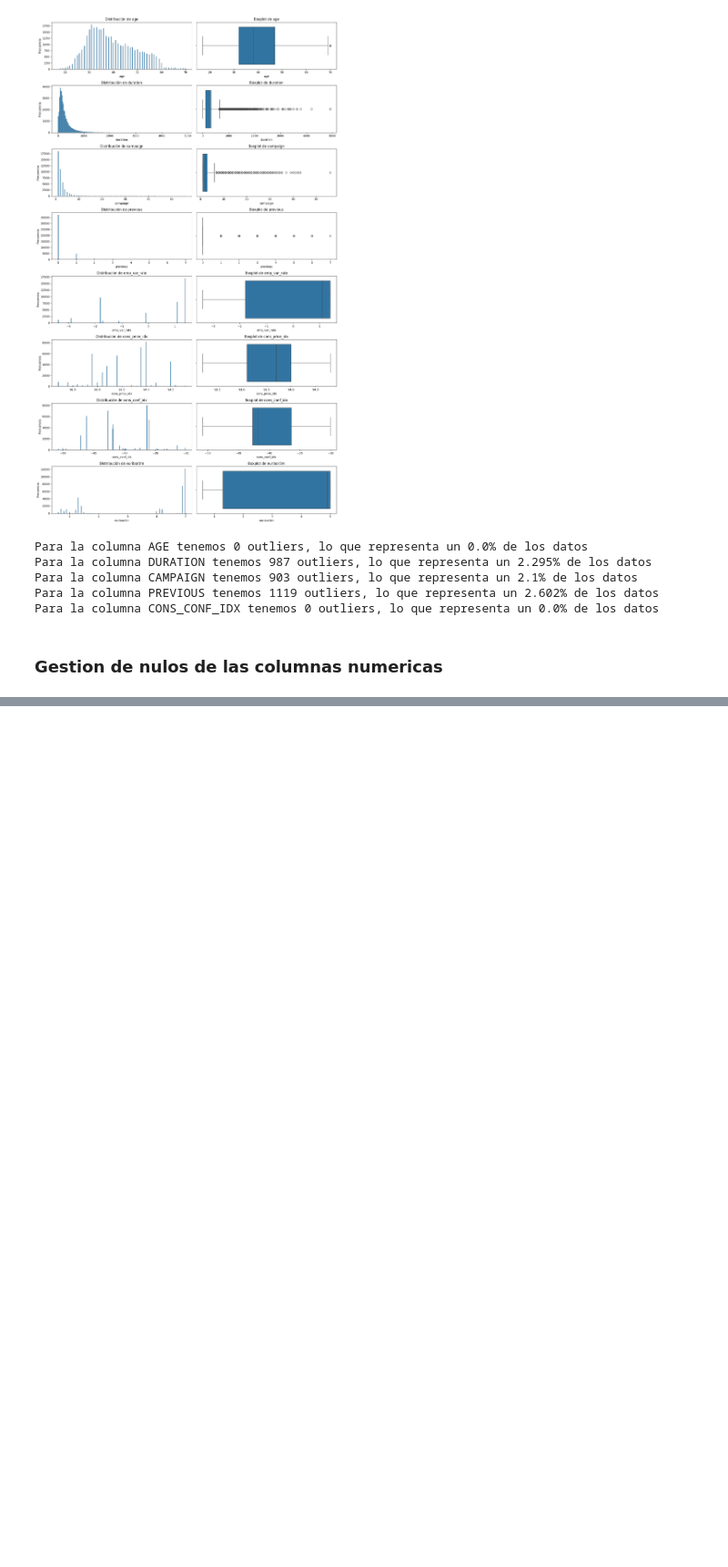
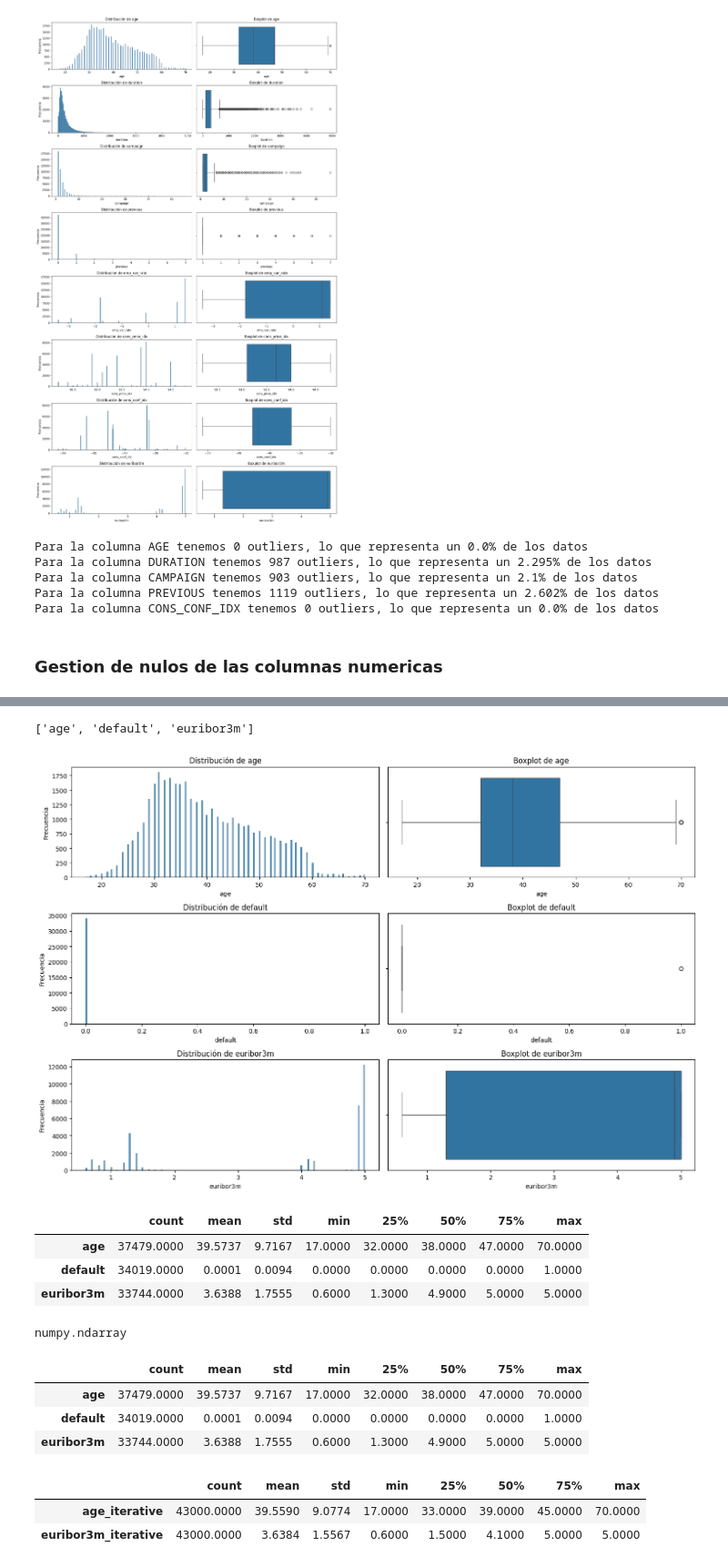
Before and after one commit to danielamichellod/analisis_marketing, a Jupyter notebook: Jupyters_notebook/columnas_numericas_bank.ipynb, the cells around one changed output, grey strips where cells are left out. Shown: that part at 91% size. Cells and saved outputs as stored; diff of their text form; code cells hidden in the pictures; blank space fills up the shorter version.

```diff
--- a/Jupyters_notebook/columnas_numericas_bank.ipynb
+++ b/Jupyters_notebook/columnas_numericas_bank.ipynb
@@ -180,0 +153,5 @@ col_high_umbral, col_low_umbral = snn.calcular_solo_col_nuls(df)
+# %%
+df = df.fillna({
+    "cons_price_idx": df["cons_price_idx"].mean(),
+    "cons_conf_idx": df["cons_conf_idx"].mean()
+})
@@ -180,0 +165,29 @@ col_high_umbral, col_low_umbral = snn.calcular_solo_col_nuls(df)
+# %%
+col_high_umbral
+# %% [output]
+['age', 'default', 'euribor3m']
+# %%
+sv.subplot_col_num(df, col_high_umbral)
+# %% [output]
+[figure, added]
+# %%
+df[col_high_umbral].describe().T
+# %% [output]
+|  | count | mean | std | min | 25% | 50% | 75% | max |
+| age | 37479.0000 | 39.5737 | 9.7167 | 17.0000 | 32.0000 | 38.0000 | 47.0000 | 70.0000 |
+| default | 34019.0000 | 0.0001 | 0.0094 | 0.0000 | 0.0000 | 0.0000 | 0.0000 | 1.0000 |
+| euribor3m | 33744.0000 | 3.6388 | 1.7555 | 0.6000 | 1.3000 | 4.9000 | 5.0000 | 5.0000 |
+# %%
+iter_imputer = IterativeImputer(max_iter=50,
+                                random_state=42)
+data_imputed = iter_imputer.fit_transform(df[['age', 'euribor3m']])
+type(data_imputed)
+# %% [output]
+numpy.ndarray
+# %%
+df[col_high_umbral].describe().T
+# %% [output]
+|  | count | mean | std | min | 25% | 50% | 75% | max |
+| age | 37479.0000 | 39.5737 | 9.7167 | 17.0000 | 32.0000 | 38.0000 | 47.0000 | 70.0000 |
+| default | 34019.0000 | 0.0001 | 0.0094 | 0.0000 | 0.0000 | 0.0000 | 0.0000 | 1.0000 |
+| euribor3m | 33744.0000 | 3.6388 | 1.7555 | 0.6000 | 1.3000 | 4.9000 | 5.0000 | 5.0000 |
@@ -180,0 +203,6 @@ col_high_umbral, col_low_umbral = snn.calcular_solo_col_nuls(df)
+# %%
+df, col_iterative = imputar_iterative(df, ['age', 'euribor3m'])
+# %% [output]
+|  | count | mean | std | min | 25% | 50% | 75% | max |
+| age_iterative | 43000.0000 | 39.5590 | 9.0774 | 17.0000 | 33.0000 | 39.0000 | 45.0000 | 70.0000 |
+| euribor3m_iterative | 43000.0000 | 3.6384 | 1.5567 | 0.6000 | 1.5000 | 4.1000 | 5.0000 | 5.0000 |
```
Also changed, not shown: parts of 12 cells of this notebook, 3 other files.
